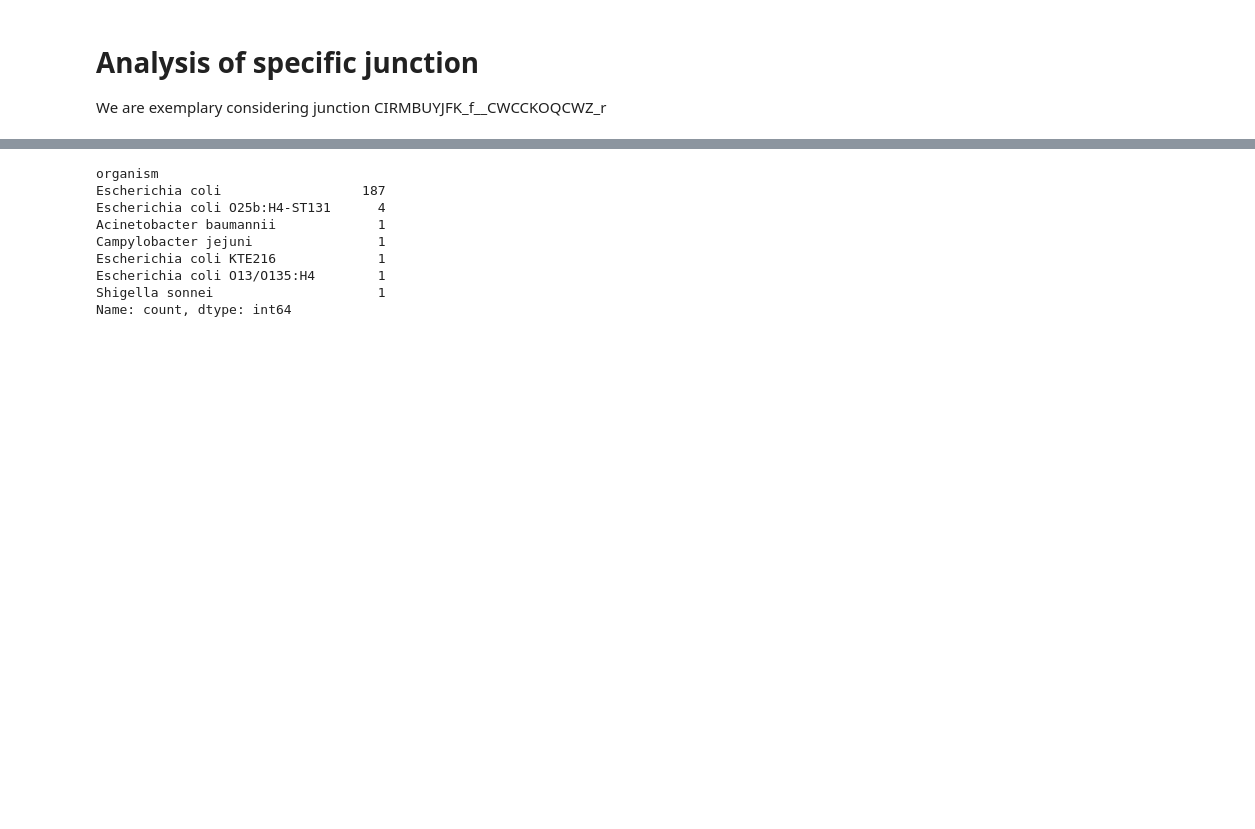
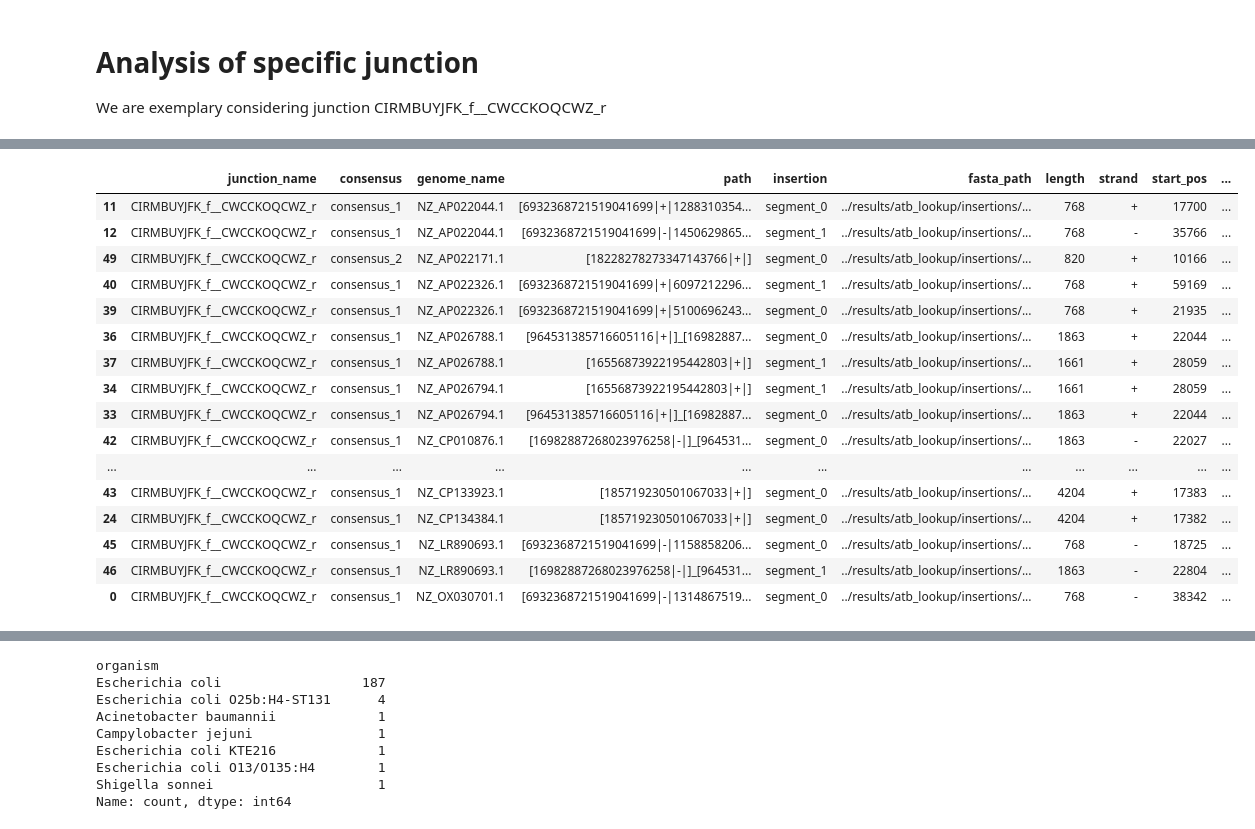
Before and after one commit to marie3003/junction_dataset, a Jupyter notebook: explore/analyze_junction_insertions_deletions.ipynb, the cells around one changed output, grey strips where cells are left out. Cells and saved outputs as stored; diff of their text form; code cells hidden in the pictures; blank space fills up the shorter version.

```diff
--- a/explore/analyze_junction_insertions_deletions.ipynb
+++ b/explore/analyze_junction_insertions_deletions.ipynb
@@ -89,0 +123,20 @@ combine_NCBI_atb_results(parent_dir="../results/atb_lookup/CIRMBUYJFK_f__CWCCKOQ
+# %%
+insertions_df.sort_values('genome_name')
+# %% [output]
+|  | junction_name | consensus | genome_name | path | insertion | fasta_path | length | strand | start_pos | ... |
+| 11 | CIRMBUYJFK_f__CWCCKOQCWZ_r | consensus_1 | NZ_AP022044.1 | [6932368721519041699|+|1288310354... | segment_0 | ../results/atb_lookup/insertions/... | 768 | + | 17700 | ... |
+| 12 | CIRMBUYJFK_f__CWCCKOQCWZ_r | consensus_1 | NZ_AP022044.1 | [6932368721519041699|-|1450629865... | segment_1 | ../results/atb_lookup/insertions/... | 768 | - | 35766 | ... |
+| 49 | CIRMBUYJFK_f__CWCCKOQCWZ_r | consensus_2 | NZ_AP022171.1 | [18228278273347143766|+|] | segment_0 | ../results/atb_lookup/insertions/... | 820 | + | 10166 | ... |
+| 40 | CIRMBUYJFK_f__CWCCKOQCWZ_r | consensus_1 | NZ_AP022326.1 | [6932368721519041699|+|6097212296... | segment_1 | ../results/atb_lookup/insertions/... | 768 | + | 59169 | ... |
+| 39 | CIRMBUYJFK_f__CWCCKOQCWZ_r | consensus_1 | NZ_AP022326.1 | [6932368721519041699|+|5100696243... | segment_0 | ../results/atb_lookup/insertions/... | 768 | + | 21935 | ... |
+| 36 | CIRMBUYJFK_f__CWCCKOQCWZ_r | consensus_1 | NZ_AP026788.1 | [964531385716605116|+|]_[16982887... | segment_0 | ../results/atb_lookup/insertions/... | 1863 | + | 22044 | ... |
+| 37 | CIRMBUYJFK_f__CWCCKOQCWZ_r | consensus_1 | NZ_AP026788.1 | [16556873922195442803|+|] | segment_1 | ../results/atb_lookup/insertions/... | 1661 | + | 28059 | ... |
+| 34 | CIRMBUYJFK_f__CWCCKOQCWZ_r | consensus_1 | NZ_AP026794.1 | [16556873922195442803|+|] | segment_1 | ../results/atb_lookup/insertions/... | 1661 | + | 28059 | ... |
+| 33 | CIRMBUYJFK_f__CWCCKOQCWZ_r | consensus_1 | NZ_AP026794.1 | [964531385716605116|+|]_[16982887... | segment_0 | ../results/atb_lookup/insertions/... | 1863 | + | 22044 | ... |
+| 42 | CIRMBUYJFK_f__CWCCKOQCWZ_r | consensus_1 | NZ_CP010876.1 | [16982887268023976258|-|]_[964531... | segment_0 | ../results/atb_lookup/insertions/... | 1863 | - | 22027 | ... |
+| ... | ... | ... | ... | ... | ... | ... | ... | ... | ... | ... |
+| 43 | CIRMBUYJFK_f__CWCCKOQCWZ_r | consensus_1 | NZ_CP133923.1 | [185719230501067033|+|] | segment_0 | ../results/atb_lookup/insertions/... | 4204 | + | 17383 | ... |
+| 24 | CIRMBUYJFK_f__CWCCKOQCWZ_r | consensus_1 | NZ_CP134384.1 | [185719230501067033|+|] | segment_0 | ../results/atb_lookup/insertions/... | 4204 | + | 17382 | ... |
+| 45 | CIRMBUYJFK_f__CWCCKOQCWZ_r | consensus_1 | NZ_LR890693.1 | [6932368721519041699|-|1158858206... | segment_0 | ../results/atb_lookup/insertions/... | 768 | - | 18725 | ... |
+| 46 | CIRMBUYJFK_f__CWCCKOQCWZ_r | consensus_1 | NZ_LR890693.1 | [16982887268023976258|-|]_[964531... | segment_1 | ../results/atb_lookup/insertions/... | 1863 | - | 22804 | ... |
+| 0 | CIRMBUYJFK_f__CWCCKOQCWZ_r | consensus_1 | NZ_OX030701.1 | [6932368721519041699|-|1314867519... | segment_0 | ../results/atb_lookup/insertions/... | 768 | - | 38342 | ... |
```
Also changed, not shown: parts of 21 cells of this notebook, 13 other files.
